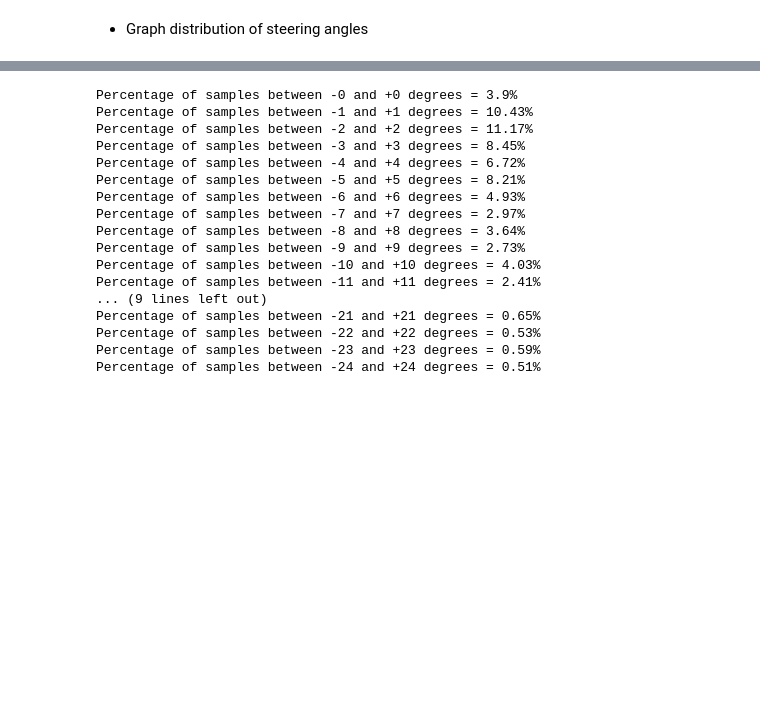
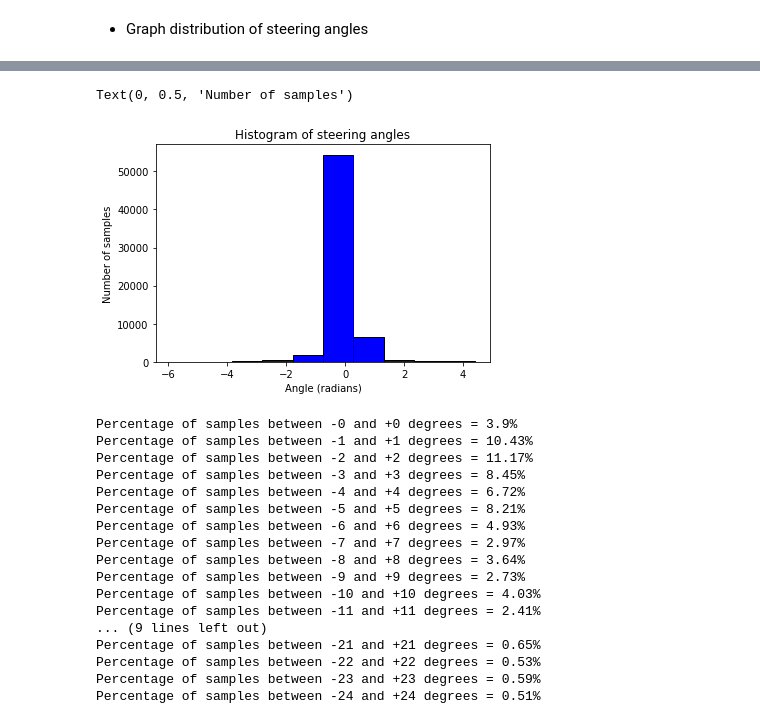
Before and after one commit to markstrefford/1.-Learning-Python-AI-by-Example, a Jupyter notebook: 4. Predicting the steering angle of a car/Source/notebooks/explore_dataset.ipynb, the cells around one changed output, grey strips where cells are left out. Drawn from its saved outputs; the diff is of its cells as text; code cells hidden in the pictures; blank space fills up the shorter version.

```diff
--- a/4. Predicting the steering angle of a car/Source/notebooks/explore_dataset.ipynb
+++ b/4. Predicting the steering angle of a car/Source/notebooks/explore_dataset.ipynb
@@ -56,3 +58,12 @@ plt.ylabel('Number of samples')
+# %%
+plt.hist(df['radians'], color = 'blue', edgecolor = 'black',
+         bins = int((10)))
+plt.title('Histogram of steering angles')
+plt.xlabel('Angle (radians)')
+plt.ylabel('Number of samples')
+# %% [output]
+Text(0, 0.5, 'Number of samples')
+[figure, added]
 # %%
 prev_pc = 0
 for angle in range(25):
```
Also changed, not shown: parts of 9 cells of this notebook.
